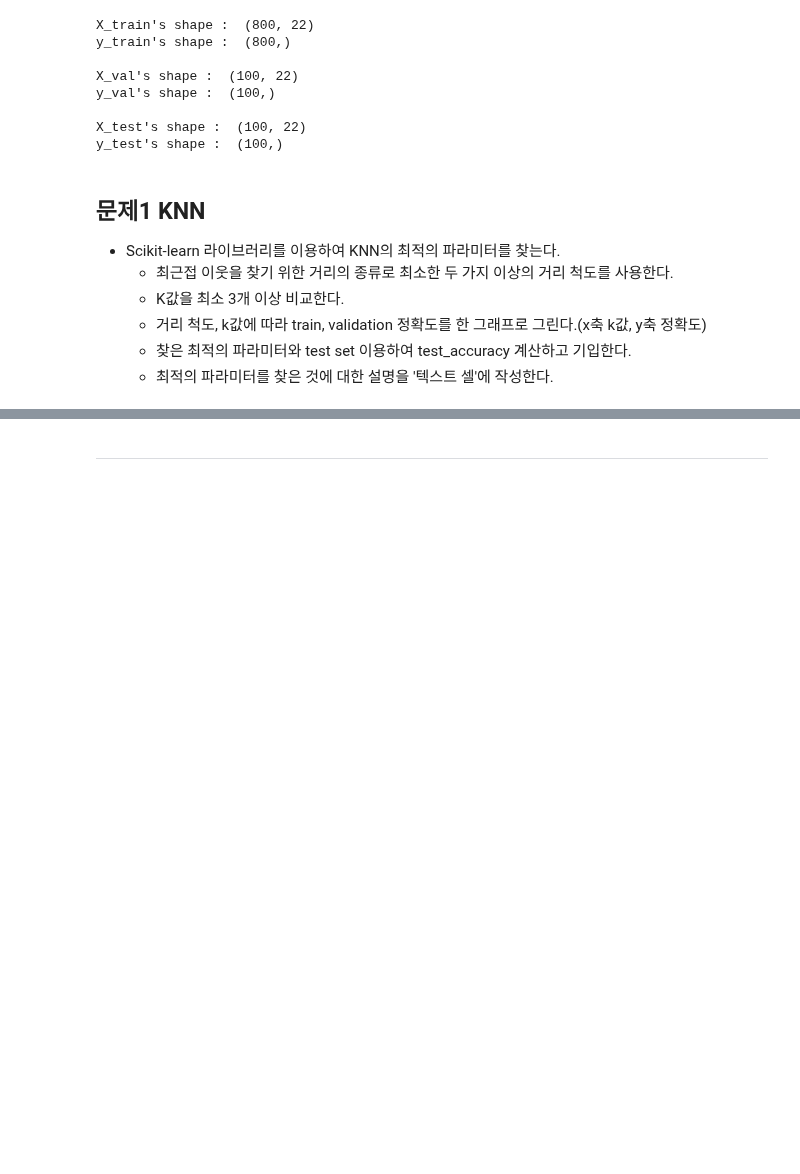
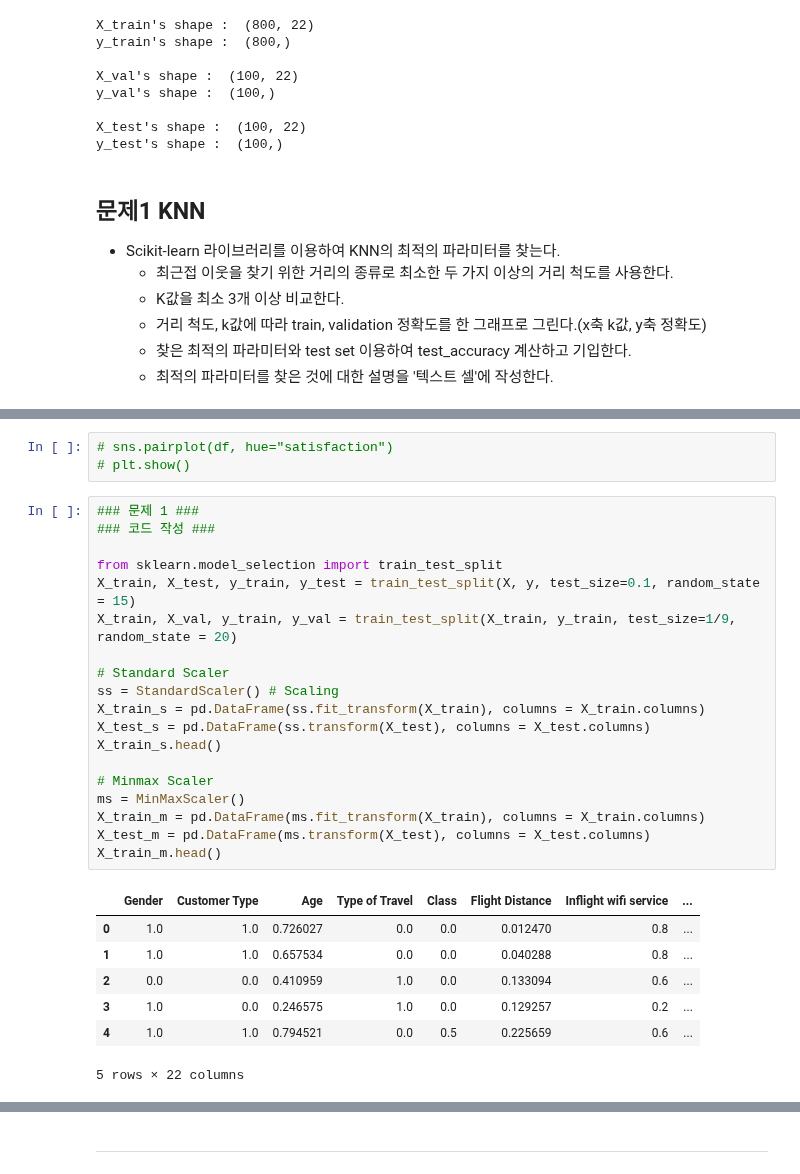
Before and after one commit to syshin0116/Study, a Jupyter notebook: ML:DL/Exercises/HW03-Copy1.ipynb, the cells around one changed output, grey strips where cells are left out. Drawn from its saved outputs; the diff is of its cells as text; blank space fills up the shorter version.

```diff
--- a/ML:DL/Exercises/HW03-Copy1.ipynb
+++ b/ML:DL/Exercises/HW03-Copy1.ipynb
@@ -133,0 +145,30 @@ NameError: name 'X' is not defined
+# %%
+# sns.pairplot(df, hue="satisfaction")
+# plt.show()
+# %%
+### 문제 1 ###
+### 코드 작성 ###
+
+from sklearn.model_selection import train_test_split
+X_train, X_test, y_train, y_test = train_test_split(X, y, test_size=0.1, random_state = 15)
+X_train, X_val, y_train, y_val = train_test_split(X_train, y_train, test_size=1/9, random_state = 20)
+
+# Standard Scaler
+ss = StandardScaler() # Scaling
+X_train_s = pd.DataFrame(ss.fit_transform(X_train), columns = X_train.columns)
+X_test_s = pd.DataFrame(ss.transform(X_test), columns = X_test.columns)
+X_train_s.head()
+
+# Minmax Scaler
+ms = MinMaxScaler()
+X_train_m = pd.DataFrame(ms.fit_transform(X_train), columns = X_train.columns)
+X_test_m = pd.DataFrame(ms.transform(X_test), columns = X_test.columns)
+X_train_m.head()
+# %% [output]
+|  | Gender | Customer Type | Age | Type of Travel | Class | Flight Distance | Inflight wifi service | ... |
+| 0 | 1.0 | 1.0 | 0.726027 | 0.0 | 0.0 | 0.012470 | 0.8 | ... |
+| 1 | 1.0 | 1.0 | 0.657534 | 0.0 | 0.0 | 0.040288 | 0.8 | ... |
+| 2 | 0.0 | 0.0 | 0.410959 | 1.0 | 0.0 | 0.133094 | 0.6 | ... |
+| 3 | 1.0 | 0.0 | 0.246575 | 1.0 | 0.0 | 0.129257 | 0.2 | ... |
+| 4 | 1.0 | 1.0 | 0.794521 | 0.0 | 0.5 | 0.225659 | 0.6 | ... |
+5 rows × 22 columns
```
Also changed, not shown: parts of 35 cells of this notebook.
